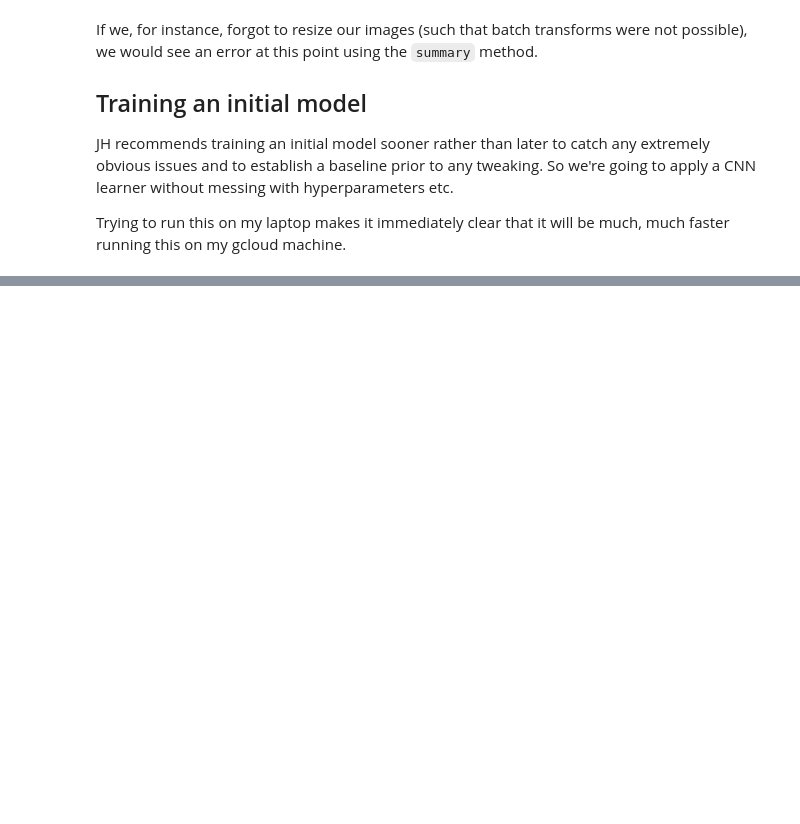
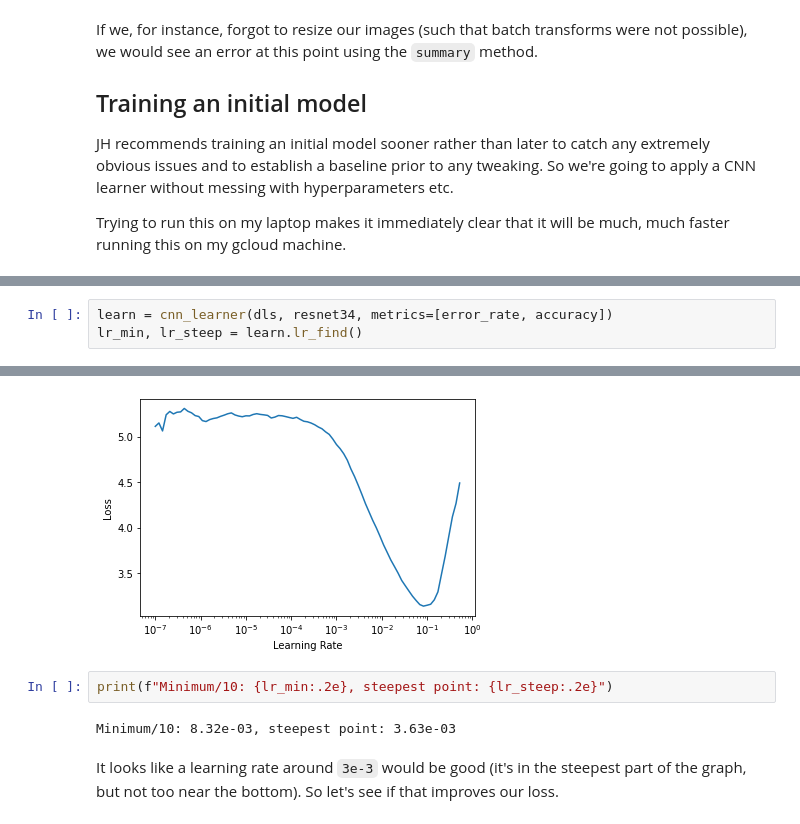
Before and after one commit to djliden/deep_learning_practice, a Jupyter notebook: notebooks/ch5_image_classification.ipynb, the cells around one changed output, grey strips where cells are left out. Saved outputs shown, nothing was run; the diff lists cells and outputs as text; blank space fills up the shorter version.

```diff
--- a/notebooks/ch5_image_classification.ipynb
+++ b/notebooks/ch5_image_classification.ipynb
@@ -95,0 +129,4 @@ learn.fine_tune(2)
+# %%
+learn = cnn_learner(dls, resnet34, metrics=[error_rate, accuracy])
+lr_min, lr_steep = learn.lr_find()
+# %% [output]
@@ -95,0 +134,7 @@ learn.fine_tune(2)
+[figure, added]
+# %%
+print(f"Minimum/10: {lr_min:.2e}, steepest point: {lr_steep:.2e}")
+# %% [output]
+Minimum/10: 8.32e-03, steepest point: 3.63e-03
+# %% [markdown]
+It looks like a learning rate around `3e-3` would be good (it's in the steepest part of the graph, but not too near the bottom). So let's see if that improves our loss.
```
Also changed, not shown: parts of 25 cells of this notebook, 1 other file.
